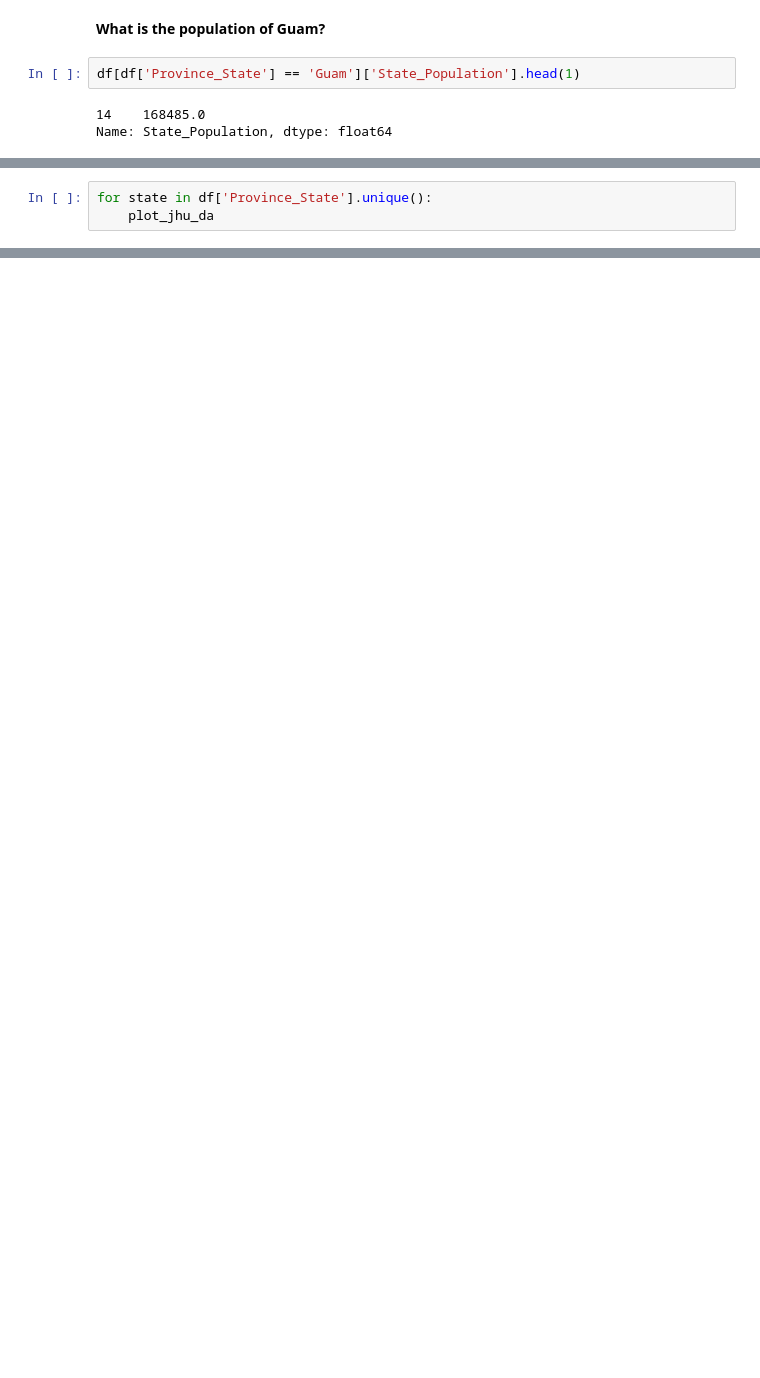
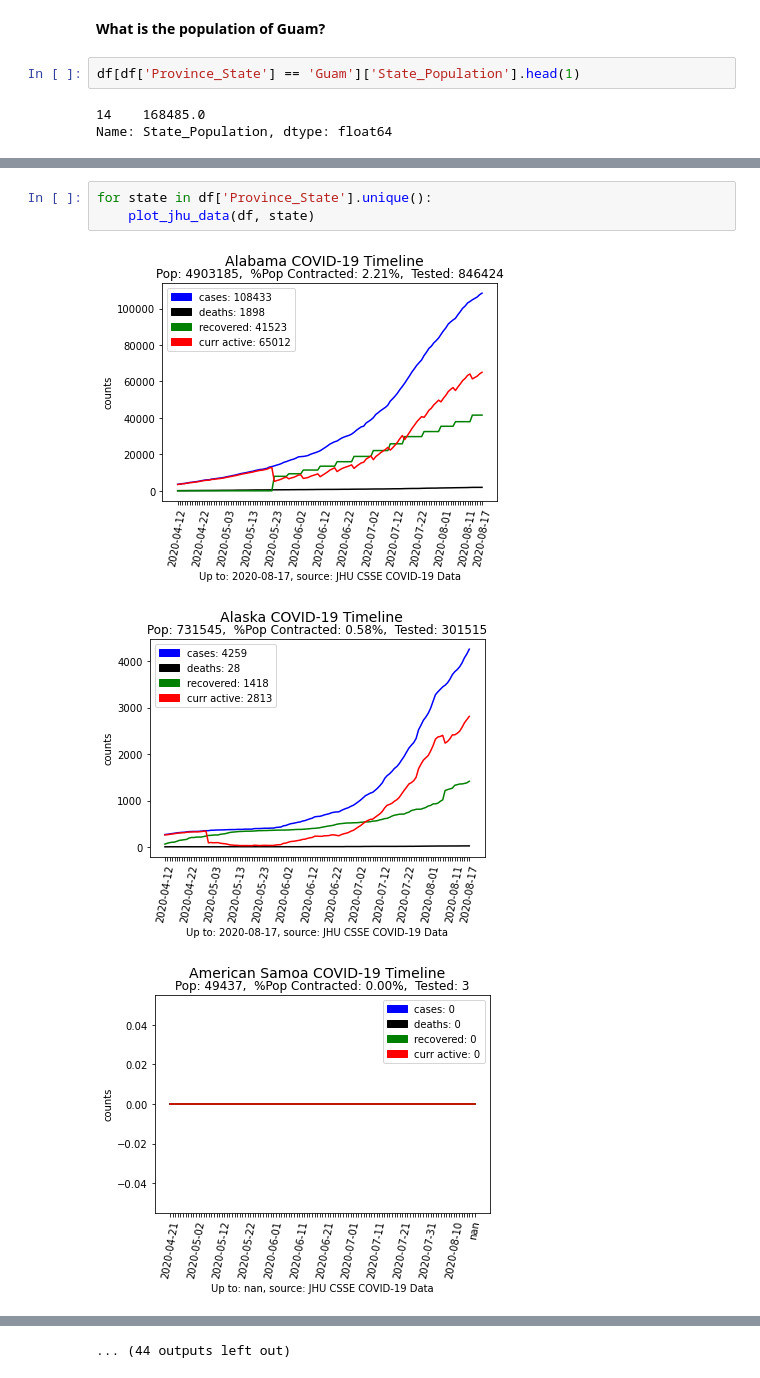
Before and after one commit to MnemoSemiotic/prem_prep_july20, a Jupyter notebook: stats/07_exploring_with_pandas/Johns_Hopkins_COVID19_with_Pandas_Matplotlib.ipynb, the cells around one changed output, grey strips where cells are left out. Saved outputs shown, nothing was run; the diff lists cells and outputs as text; blank space fills up the shorter version.

```diff
--- a/stats/07_exploring_with_pandas/Johns_Hopkins_COVID19_with_Pandas_Matplotlib.ipynb
+++ b/stats/07_exploring_with_pandas/Johns_Hopkins_COVID19_with_Pandas_Matplotlib.ipynb
@@ -671,3 +746,7 @@ plot_jhu_data(df, 'Michigan')
 # %%
 for state in df['Province_State'].unique():
-    plot_jhu_da
+    plot_jhu_data(df, state)
+# %% [output]
+[figure, added]
+[figure, added]
+[figure, added]
@@ -673,0 +762 @@ for state in df['Province_State'].unique():
+... (44 outputs left out)
```
Also changed, not shown: parts of 65 cells of this notebook.
